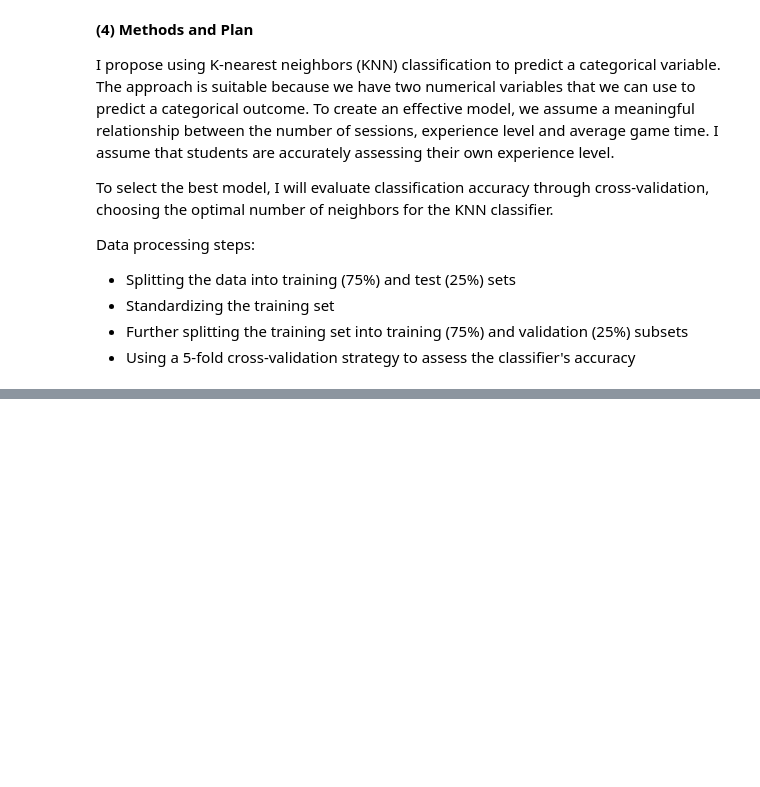
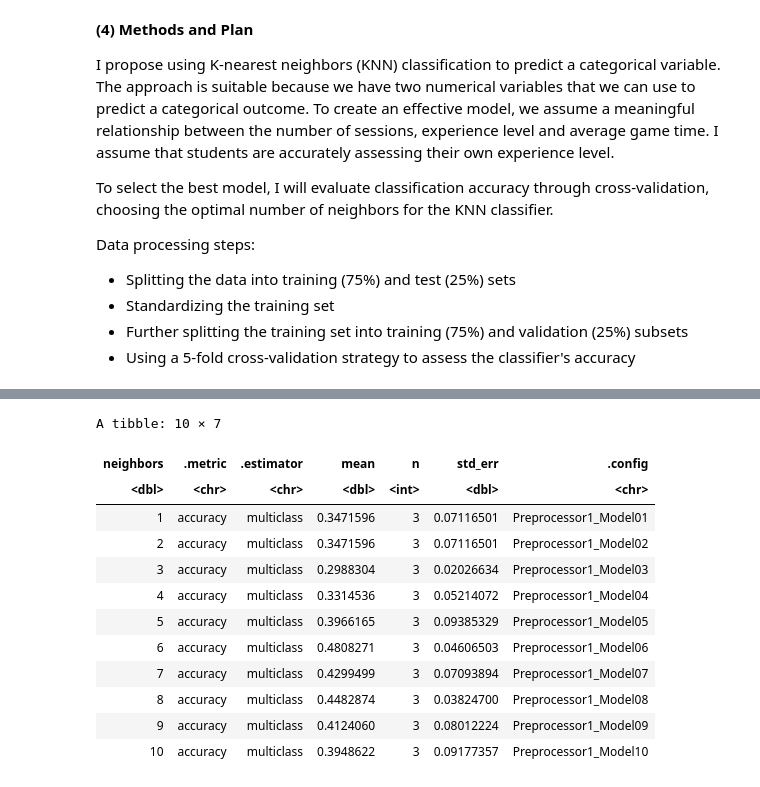
Before and after one commit to E000H/dsci-100-2025-group-008-22-, a Jupyter notebook: individual_project.ipynb, the cells around one changed output, grey strips where cells are left out. Saved outputs shown, nothing was run; the diff lists cells and outputs as text; code cells hidden in the pictures; blank space fills up the shorter version.

Commit message:
Added initial data processing

```diff
--- a/individual_project.ipynb
+++ b/individual_project.ipynb
@@ -95,6 +95,17 @@ email_counts <- tidy_sessions |>
     avg_duration_hours = mean(duration_hours, na.rm = TRUE))
 
 head(email_counts)
+
+final_data <- players |>
+  left_join(email_counts, by = "hashedEmail") |>
+  filter(!is.na(count),
+         !is.na(avg_duration_hours),
+         count > 0,
+         avg_duration_hours > 0) |>
+
+  filter(count <= 100, avg_duration_hours <= 3) |>
+  filter(experience %in% c("Amateur", "Beginner", "Regular")) |>
+  mutate(experience = as_factor(experience))
 # %% [output]
 A tibble: 6 × 3
 | hashedEmail | count | avg_duration_hours |
@@ -143,3 +154,9 @@ Data processing steps:
 * Standardizing the training set
 * Further splitting the training set into training (75%) and validation (25%) subsets
 * Using a 5-fold cross-validation strategy to assess the classifier's accuracy
+# %%
+
+data_split <- initial_split(final_data, prop = 0.75, strata = experience)
+
+train <- training(data_split)
+test  <- testing(data_split)
@@ -145,0 +169,3 @@ Data processing steps:
+# %%
+knn_recipe <- recipe(experience ~ count + avg_duration_hours, data = train) |>
+  step_normalize(all_predictors())
@@ -145,0 +176,6 @@ Data processing steps:
+# %%
+knn_spec <- nearest_neighbor(weight = "rectangular", neighbors = tune()) |>
+    set_engine("kknn") |>
+    set_mode("classification")
+
+knn_spec
@@ -145,0 +196,28 @@ Data processing steps:
+# %%
+set.seed(123)
+cv_folds <- vfold_cv(train, v = 3, strata = experience)
+k_vals <- tibble(neighbors = seq(from = 1, to = 10, by = 1))
+
+
+knn_wf <- workflow() |>
+  add_model(knn_spec) |>
+  add_recipe(knn_recipe) |>
+  tune_grid(resamples = cv_folds, grid = k_vals) |>
+  collect_metrics() |>
+    filter(.metric == "accuracy")
+
+knn_wf
+# %% [output]
+A tibble: 10 × 7
+| neighbors | .metric | .estimator | mean | n | std_err | .config |
+| <dbl> | <chr> | <chr> | <dbl> | <int> | <dbl> | <chr> |
+| 1 | accuracy | multiclass | 0.3471596 | 3 | 0.07116501 | Preprocessor1_Model01 |
+| 2 | accuracy | multiclass | 0.3471596 | 3 | 0.07116501 | Preprocessor1_Model02 |
+| 3 | accuracy | multiclass | 0.2988304 | 3 | 0.02026634 | Preprocessor1_Model03 |
+| 4 | accuracy | multiclass | 0.3314536 | 3 | 0.05214072 | Preprocessor1_Model04 |
+| 5 | accuracy | multiclass | 0.3966165 | 3 | 0.09385329 | Preprocessor1_Model05 |
+| 6 | accuracy | multiclass | 0.4808271 | 3 | 0.04606503 | Preprocessor1_Model06 |
+| 7 | accuracy | multiclass | 0.4299499 | 3 | 0.07093894 | Preprocessor1_Model07 |
+| 8 | accuracy | multiclass | 0.4482874 | 3 | 0.03824700 | Preprocessor1_Model08 |
+| 9 | accuracy | multiclass | 0.4124060 | 3 | 0.08012224 | Preprocessor1_Model09 |
+| 10 | accuracy | multiclass | 0.3948622 | 3 | 0.09177357 | Preprocessor1_Model10 |
```
Also changed, not shown: parts of 6 cells of this notebook.
